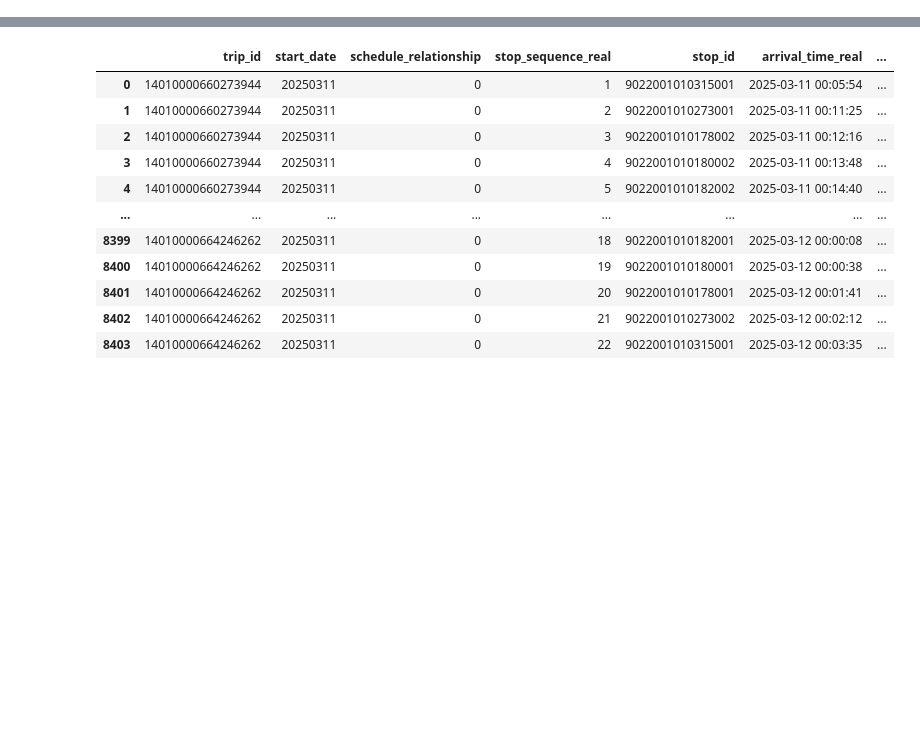
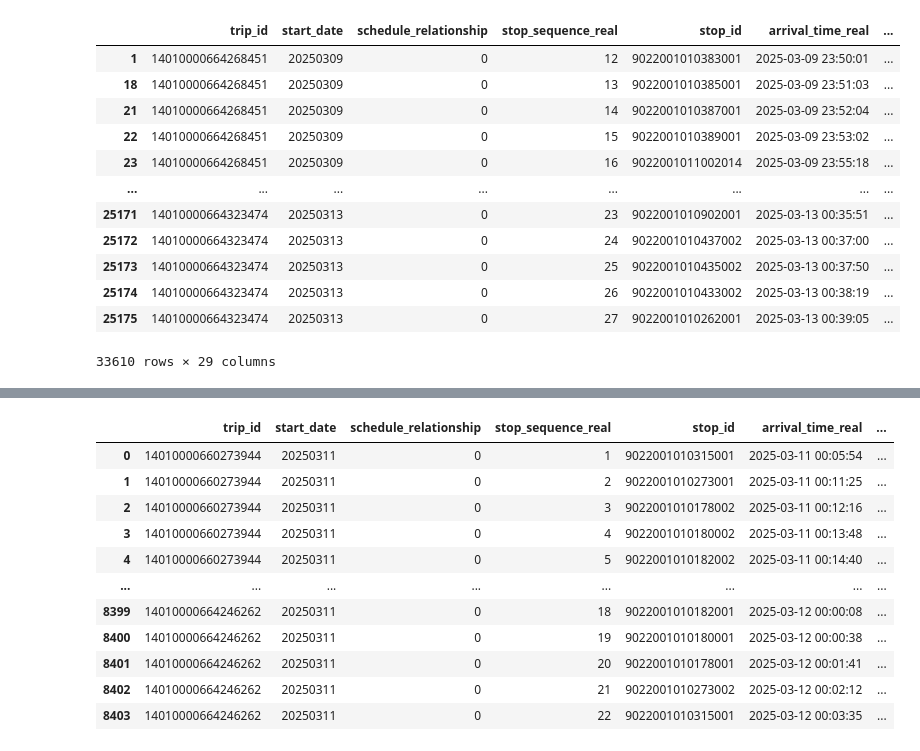
Before and after one commit to jesus-martinez02/PT-Project, a Jupyter notebook: test.ipynb, the cells around one changed output, grey strips where cells are left out. Drawn from its saved outputs; the diff is of its cells as text; code cells hidden in the pictures; blank space fills up the shorter version.

```diff
--- a/test.ipynb
+++ b/test.ipynb
@@ -23,3 +23,5 @@ df
+# %%
+ordered_df = df.sort_values(by=['start_date','trip_id','stop_sequence_real'], ascending = True)
 # %%
 df['trip_id'] = df['trip_id'].astype(str)
 df['stop_id'] = df['stop_id'].astype(str)
@@ -48 +50,18 @@ route_short_name
 Name: count, dtype: int64
+# %%
+ordered_df['distance_between_stops'] = ordered_df.groupby('trip_id')['shape_dist_traveled'].diff()
+ordered_df
+# %% [output]
+|  | trip_id | start_date | schedule_relationship | stop_sequence_real | stop_id | arrival_time_real | ... |
+| 1 | 14010000664268451 | 20250309 | 0 | 12 | 9022001010383001 | 2025-03-09 23:50:01 | ... |
+| 18 | 14010000664268451 | 20250309 | 0 | 13 | 9022001010385001 | 2025-03-09 23:51:03 | ... |
+| 21 | 14010000664268451 | 20250309 | 0 | 14 | 9022001010387001 | 2025-03-09 23:52:04 | ... |
+| 22 | 14010000664268451 | 20250309 | 0 | 15 | 9022001010389001 | 2025-03-09 23:53:02 | ... |
+| 23 | 14010000664268451 | 20250309 | 0 | 16 | 9022001011002014 | 2025-03-09 23:55:18 | ... |
+| ... | ... | ... | ... | ... | ... | ... | ... |
+| 25171 | 14010000664323474 | 20250313 | 0 | 23 | 9022001010902001 | 2025-03-13 00:35:51 | ... |
+| 25172 | 14010000664323474 | 20250313 | 0 | 24 | 9022001010437002 | 2025-03-13 00:37:00 | ... |
+| 25173 | 14010000664323474 | 20250313 | 0 | 25 | 9022001010435002 | 2025-03-13 00:37:50 | ... |
+| 25174 | 14010000664323474 | 20250313 | 0 | 26 | 9022001010433002 | 2025-03-13 00:38:19 | ... |
+| 25175 | 14010000664323474 | 20250313 | 0 | 27 | 9022001010262001 | 2025-03-13 00:39:05 | ... |
+33610 rows × 29 columns
```
Also changed, not shown: parts of 6 cells of this notebook, 2 other files.
